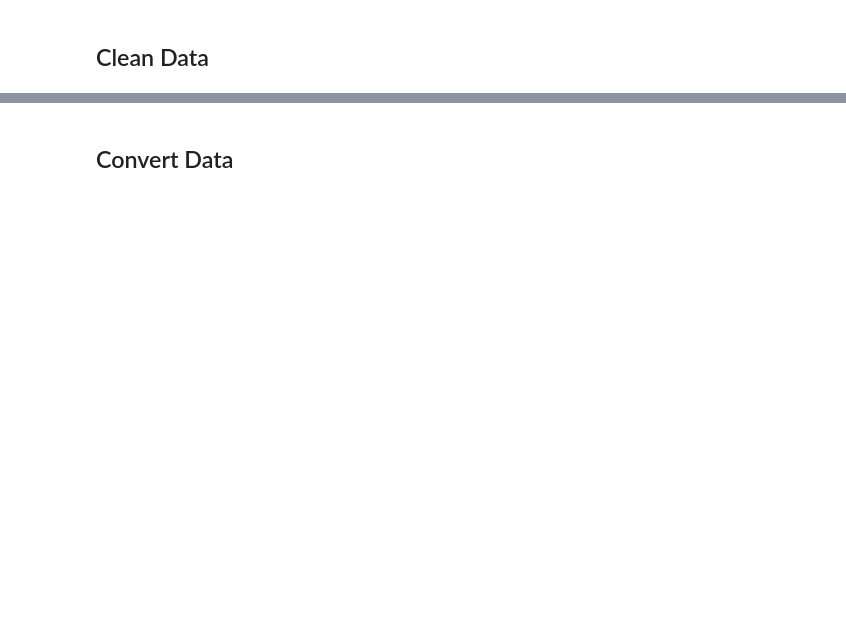
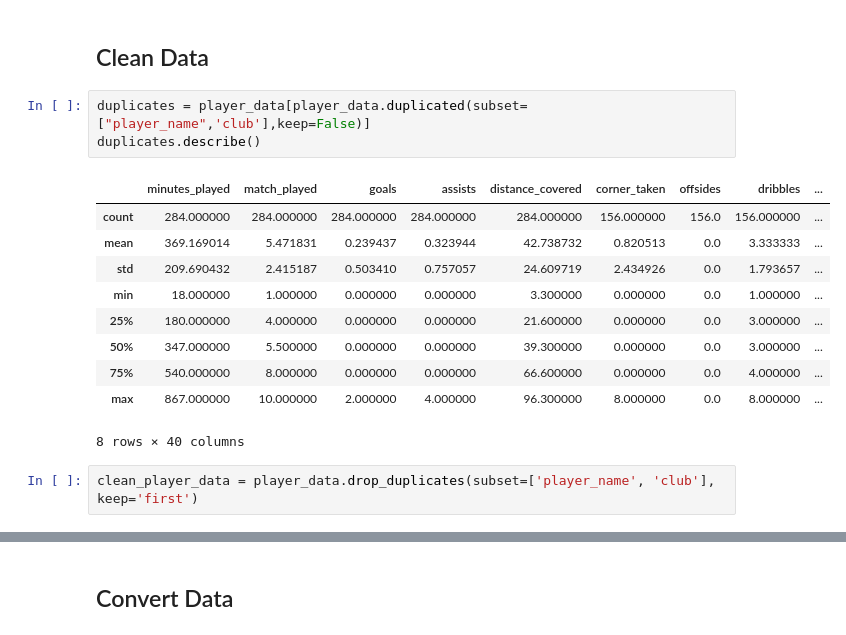
Before and after one commit to sulemanbasit/UCL21-22_MVP, a Jupyter notebook: clean_n_convert.ipynb, the cells around one changed output, grey strips where cells are left out. Drawn from its saved outputs; the diff is of its cells as text; blank space fills up the shorter version.

Commit message:
cleaned script added to the program

```diff
--- a/clean_n_convert.ipynb
+++ b/clean_n_convert.ipynb
@@ -20,2 +31,18 @@ player_data.head()
 # %% [markdown]
 ## Clean Data
+# %%
+duplicates = player_data[player_data.duplicated(subset=["player_name",'club'],keep=False)]
+duplicates.describe()
+# %% [output]
+|  | minutes_played | match_played | goals | assists | distance_covered | corner_taken | offsides | dribbles | ... |
+| count | 284.000000 | 284.000000 | 284.000000 | 284.000000 | 284.000000 | 156.000000 | 156.0 | 156.000000 | ... |
+| mean | 369.169014 | 5.471831 | 0.239437 | 0.323944 | 42.738732 | 0.820513 | 0.0 | 3.333333 | ... |
+| std | 209.690432 | 2.415187 | 0.503410 | 0.757057 | 24.609719 | 2.434926 | 0.0 | 1.793657 | ... |
+| min | 18.000000 | 1.000000 | 0.000000 | 0.000000 | 3.300000 | 0.000000 | 0.0 | 1.000000 | ... |
+| 25% | 180.000000 | 4.000000 | 0.000000 | 0.000000 | 21.600000 | 0.000000 | 0.0 | 3.000000 | ... |
+| 50% | 347.000000 | 5.500000 | 0.000000 | 0.000000 | 39.300000 | 0.000000 | 0.0 | 3.000000 | ... |
+| 75% | 540.000000 | 8.000000 | 0.000000 | 0.000000 | 66.600000 | 0.000000 | 0.0 | 4.000000 | ... |
+| max | 867.000000 | 10.000000 | 2.000000 | 4.000000 | 96.300000 | 8.000000 | 0.0 | 8.000000 | ... |
+8 rows × 40 columns
+# %%
+clean_player_data = player_data.drop_duplicates(subset=['player_name', 'club'], keep='first')
```
Also changed, not shown: parts of 5 cells of this notebook.
